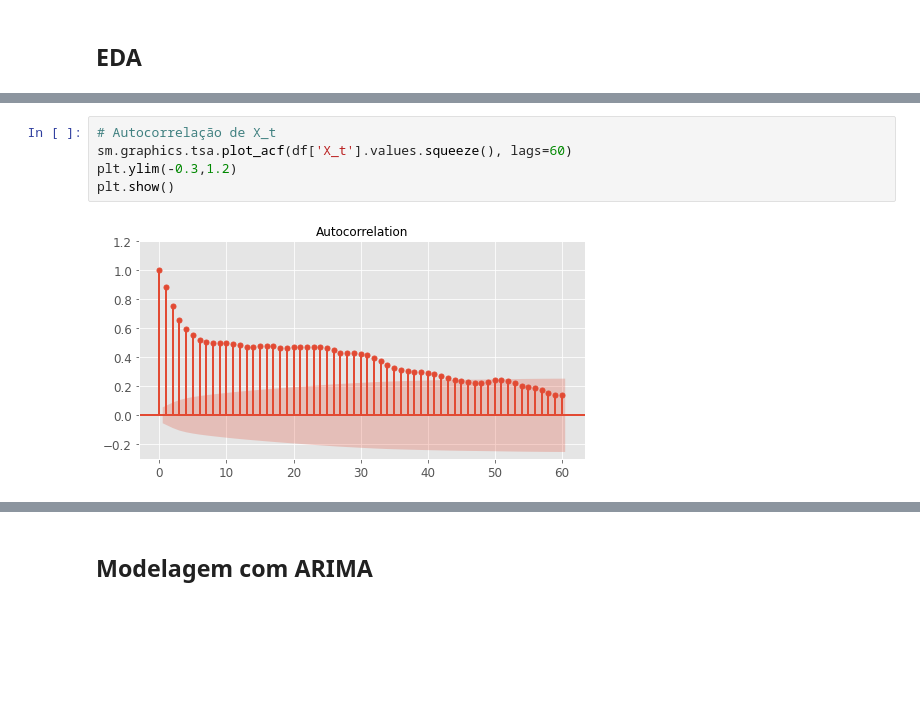
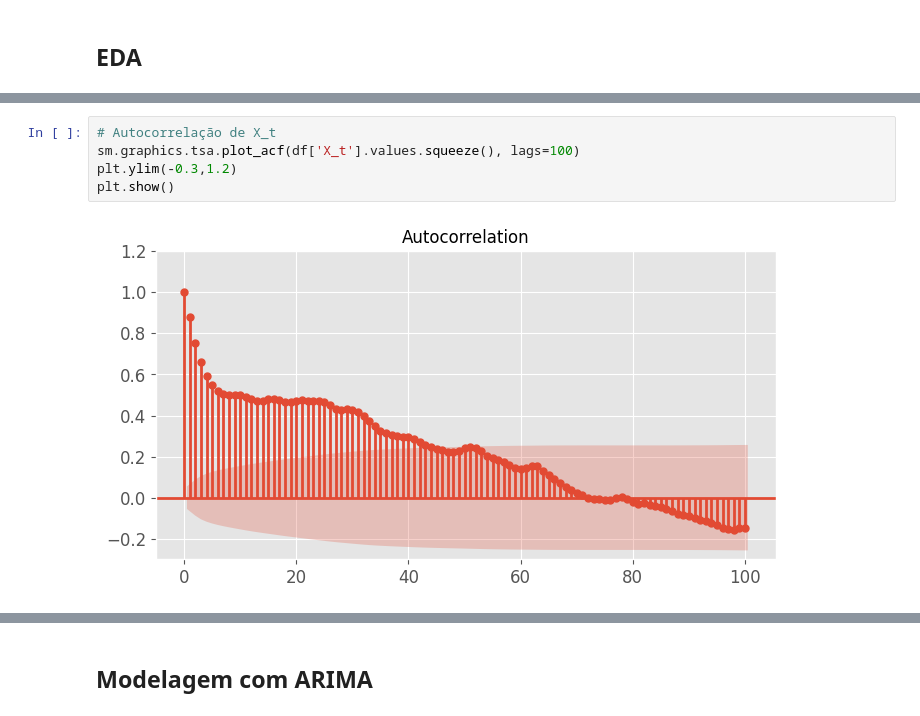
Before and after one commit to leandrocl2005/learning-time-series, a Jupyter notebook: ARIMA_SARIMA_introduction.ipynb, the cells around one changed output, grey strips where cells are left out. Cells and saved outputs as stored; diff of their text form; blank space fills up the shorter version.

```diff
--- a/ARIMA_SARIMA_introduction.ipynb
+++ b/ARIMA_SARIMA_introduction.ipynb
@@ -90,8 +93,8 @@ plt.show()
 [figure]
 # %%
 # Autocorrelação de X_t
-sm.graphics.tsa.plot_acf(df['X_t'].values.squeeze(), lags=60)
+sm.graphics.tsa.plot_acf(df['X_t'].values.squeeze(), lags=100)
 plt.ylim(-0.3,1.2)
 plt.show()
 # %% [output]
-[figure, old version]
+[figure, new version]
```
Also changed, not shown: parts of 70 cells of this notebook, 5 other files.
